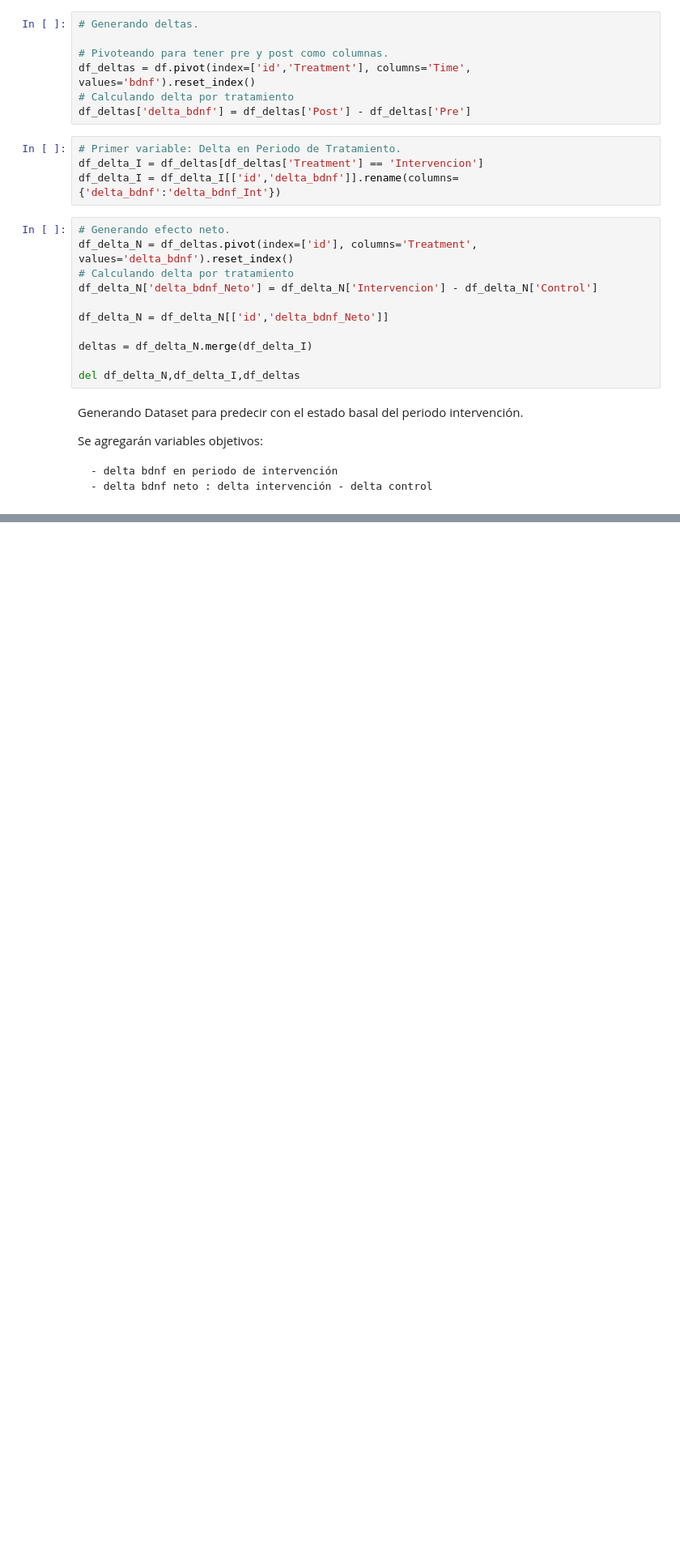
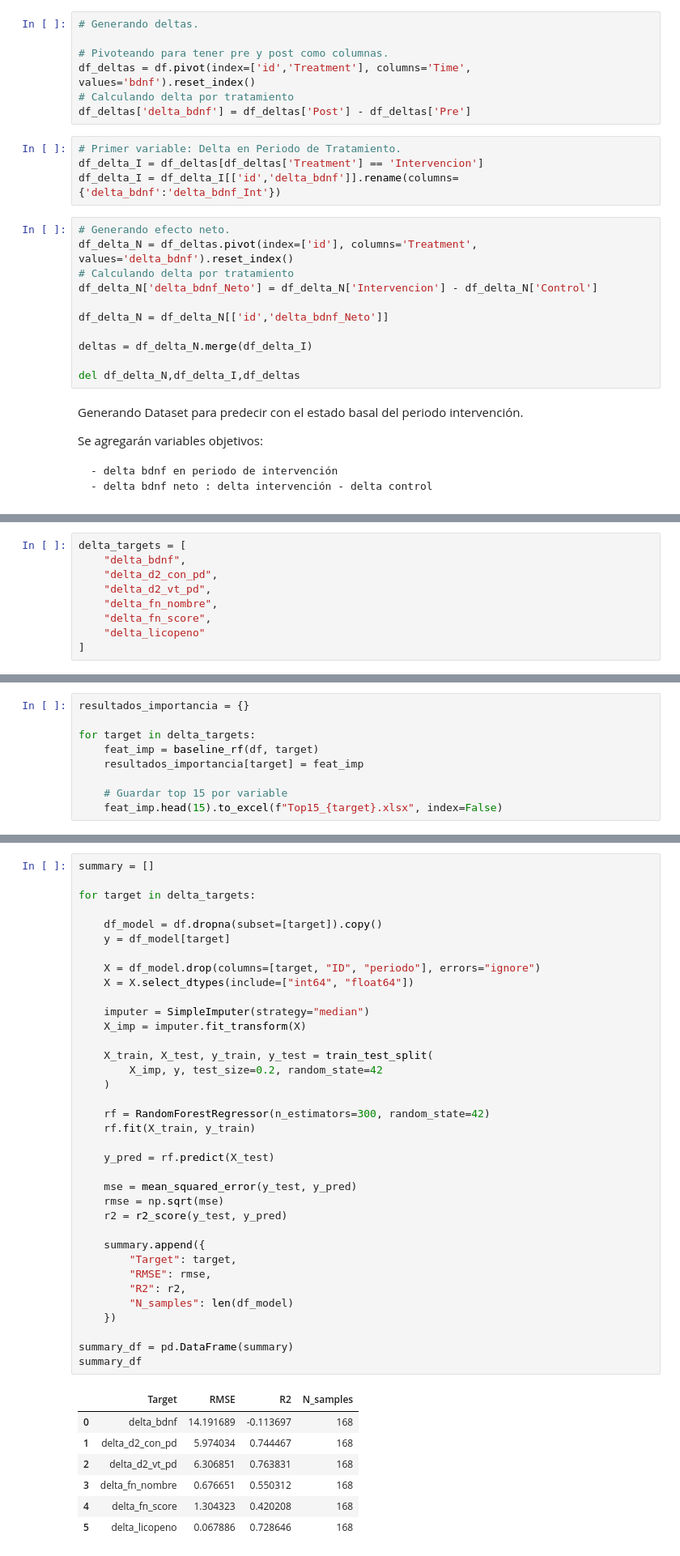
Before and after one commit to MardonioR/Proyecto-Polifenoles, a Jupyter notebook: Notebooks/Baseline_Mardonio.ipynb, the cells around one changed output, grey strips where cells are left out. Shown at 81% size. Cells and saved outputs as stored; diff of their text form; blank space fills up the shorter version.

Commit message:
baseline final

```diff
--- a/Notebooks/Baseline_Mardonio.ipynb
+++ b/Notebooks/Baseline_Mardonio.ipynb
@@ -139,0 +596,9 @@ type_cols
+# %%
+delta_targets = [
+    "delta_bdnf",
+    "delta_d2_con_pd",
+    "delta_d2_vt_pd",
+    "delta_fn_nombre",
+    "delta_fn_score",
+    "delta_licopeno"
+]
@@ -139,0 +671,9 @@ type_cols
+# %%
+resultados_importancia = {}
+
+for target in delta_targets:
+    feat_imp = baseline_rf(df, target)
+    resultados_importancia[target] = feat_imp
+
+    # Guardar top 15 por variable
+    feat_imp.head(15).to_excel(f"Top15_{target}.xlsx", index=False)
@@ -139,0 +698,44 @@ type_cols
+# %%
+summary = []
+
+for target in delta_targets:
+
+    df_model = df.dropna(subset=[target]).copy()
+    y = df_model[target]
+
+    X = df_model.drop(columns=[target, "ID", "periodo"], errors="ignore")
+    X = X.select_dtypes(include=["int64", "float64"])
+
+    imputer = SimpleImputer(strategy="median")
+    X_imp = imputer.fit_transform(X)
+
+    X_train, X_test, y_train, y_test = train_test_split(
+        X_imp, y, test_size=0.2, random_state=42
+    )
+
+    rf = RandomForestRegressor(n_estimators=300, random_state=42)
+    rf.fit(X_train, y_train)
+
+    y_pred = rf.predict(X_test)
+
+    mse = mean_squared_error(y_test, y_pred)
+    rmse = np.sqrt(mse)
+    r2 = r2_score(y_test, y_pred)
+
+    summary.append({
+        "Target": target,
+        "RMSE": rmse,
+        "R2": r2,
+        "N_samples": len(df_model)
+    })
+
+summary_df = pd.DataFrame(summary)
+summary_df
+# %% [output]
+|  | Target | RMSE | R2 | N_samples |
+| 0 | delta_bdnf | 14.191689 | -0.113697 | 168 |
+| 1 | delta_d2_con_pd | 5.974034 | 0.744467 | 168 |
+| 2 | delta_d2_vt_pd | 6.306851 | 0.763831 | 168 |
+| 3 | delta_fn_nombre | 0.676651 | 0.550312 | 168 |
+| 4 | delta_fn_score | 1.304323 | 0.420208 | 168 |
+| 5 | delta_licopeno | 0.067886 | 0.728646 | 168 |
```
Also changed, not shown: parts of 51 cells of this notebook, 12 other files.
